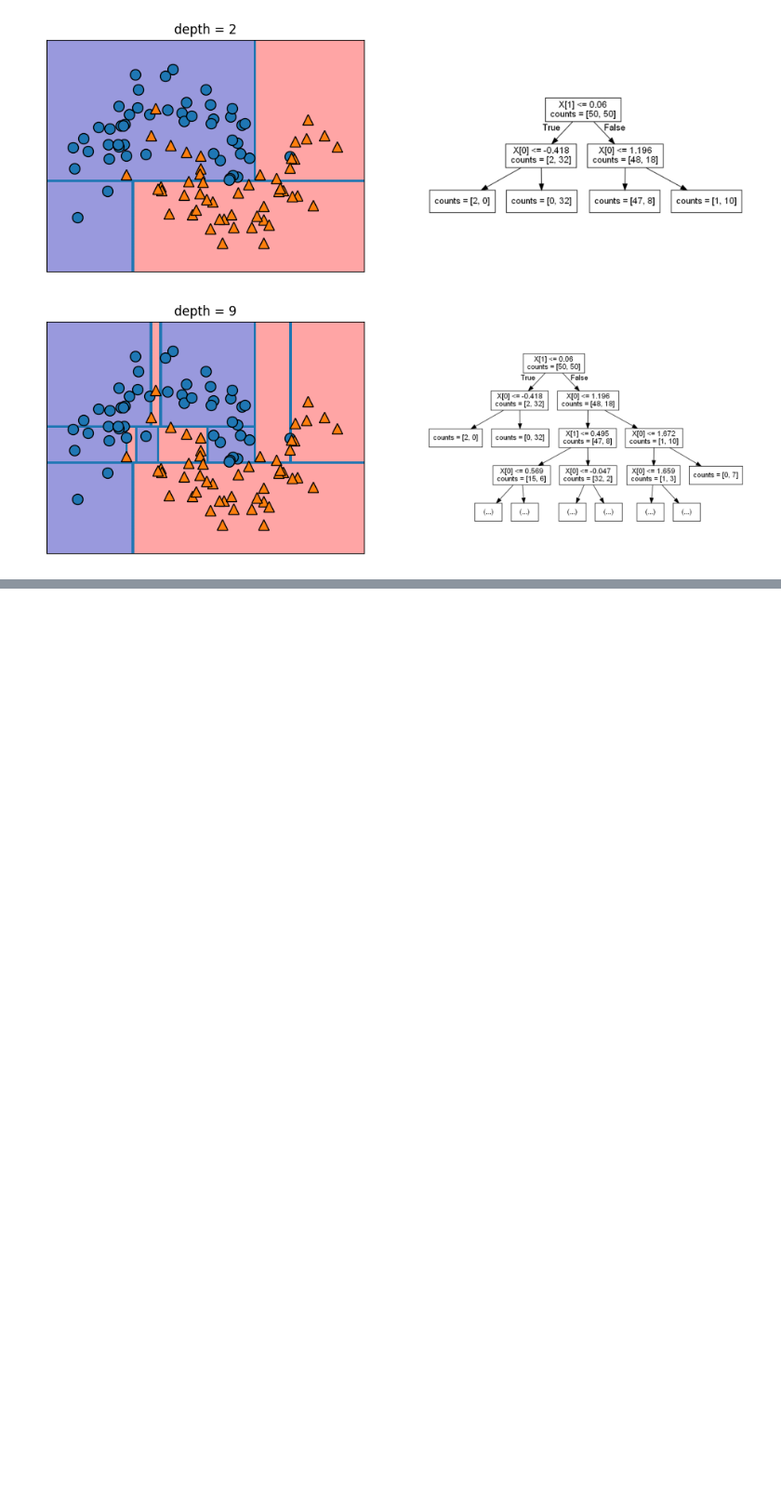
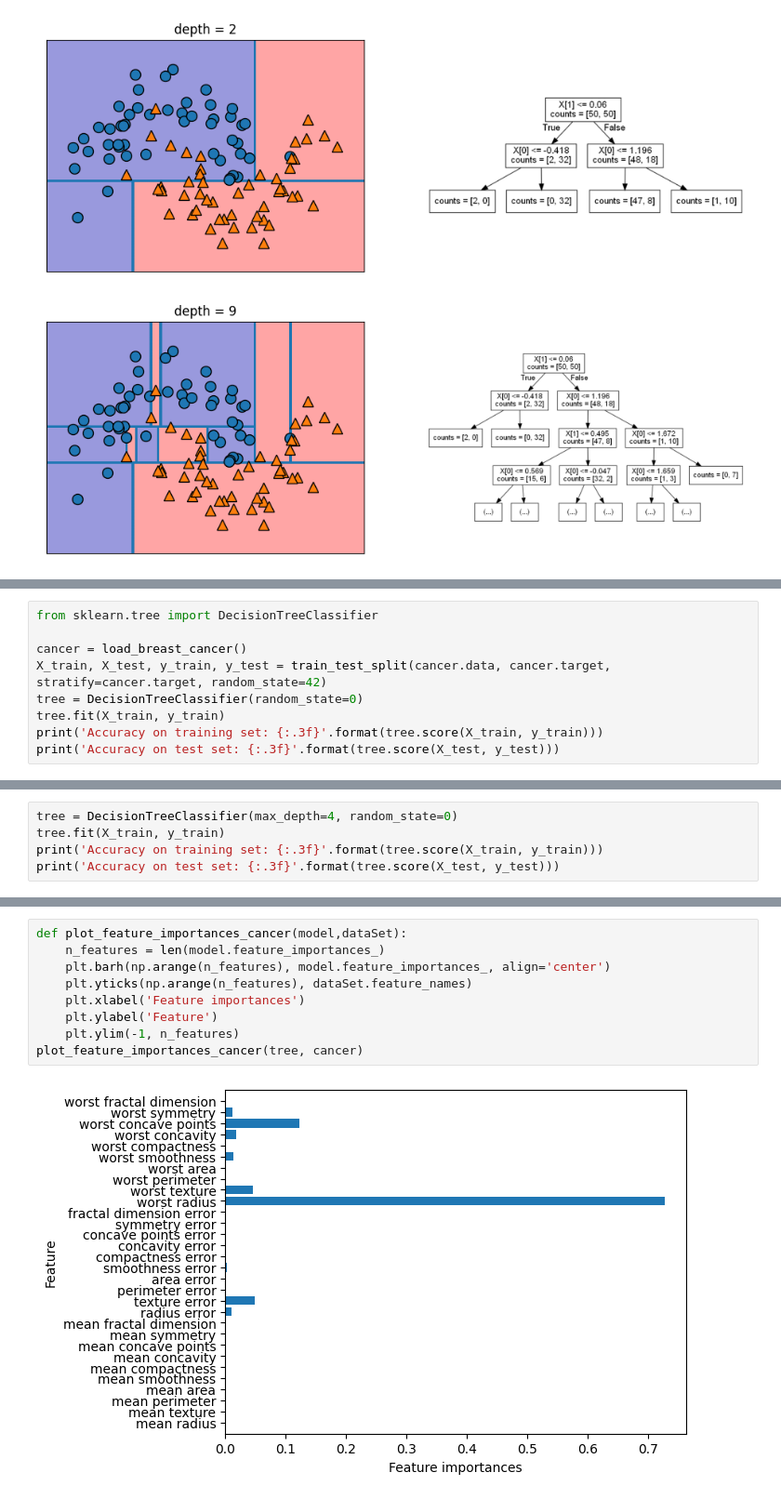
Before and after one commit to JPL-JUNO/Introduction-to-Machine-Learning-with-Python, a Jupyter notebook: Codes/Ch2.ipynb, the cells around one changed output, grey strips where cells are left out. Shown at 93% size. Drawn from its saved outputs; the diff is of its cells as text; blank space fills up the shorter version.

```diff
--- a/Codes/Ch2.ipynb
+++ b/Codes/Ch2.ipynb
@@ -654,0 +665,9 @@ mglearn.plots.plot_tree_progressive()
+# %%
+from sklearn.tree import DecisionTreeClassifier
+
+cancer = load_breast_cancer()
+X_train, X_test, y_train, y_test = train_test_split(cancer.data, cancer.target, stratify=cancer.target, random_state=42)
+tree = DecisionTreeClassifier(random_state=0)
+tree.fit(X_train, y_train)
+print('Accuracy on training set: {:.3f}'.format(tree.score(X_train, y_train)))
+print('Accuracy on test set: {:.3f}'.format(tree.score(X_test, y_test)))
@@ -654,0 +677,5 @@ mglearn.plots.plot_tree_progressive()
+# %%
+tree = DecisionTreeClassifier(max_depth=4, random_state=0)
+tree.fit(X_train, y_train)
+print('Accuracy on training set: {:.3f}'.format(tree.score(X_train, y_train)))
+print('Accuracy on test set: {:.3f}'.format(tree.score(X_test, y_test)))
@@ -654,0 +711,11 @@ mglearn.plots.plot_tree_progressive()
+# %%
+def plot_feature_importances_cancer(model,dataSet):
+    n_features = len(model.feature_importances_)
+    plt.barh(np.arange(n_features), model.feature_importances_, align='center')
+    plt.yticks(np.arange(n_features), dataSet.feature_names)
+    plt.xlabel('Feature importances')
+    plt.ylabel('Feature')
+    plt.ylim(-1, n_features)
+plot_feature_importances_cancer(tree, cancer)
+# %% [output]
+[figure, added]
```
Also changed, not shown: parts of 9 cells of this notebook, 4 other files.
